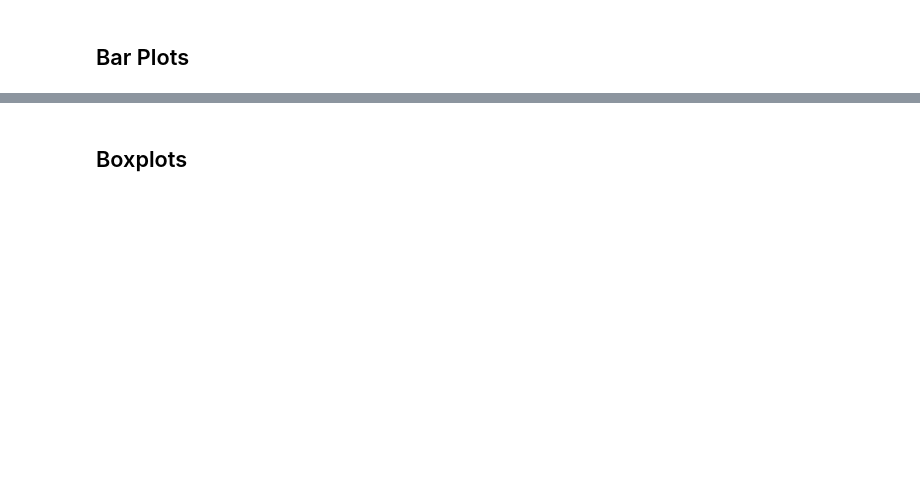
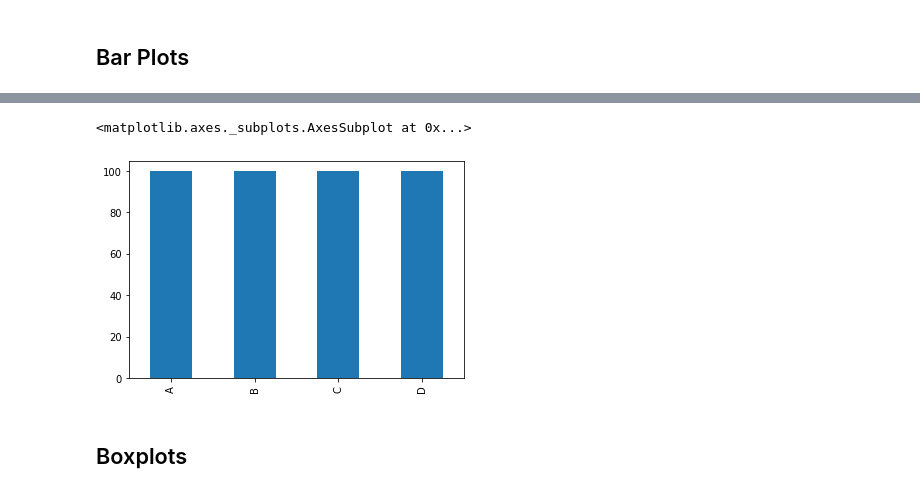
Before and after one commit to Sollimann/Data-Science, a Jupyter notebook: 08-Plotly-and-Cufflinks/01-Plotly and Cufflinks.ipynb, the cells around one changed output, grey strips where cells are left out. Drawn from its saved outputs; the diff is of its cells as text; code cells hidden in the pictures; blank space fills up the shorter version.

```diff
--- a/08-Plotly-and-Cufflinks/01-Plotly and Cufflinks.ipynb
+++ b/08-Plotly-and-Cufflinks/01-Plotly and Cufflinks.ipynb
@@ -87,3 +87,3 @@ df2.iplot(kind='bar',x='Category',y='Values')
 # %%
-df.count().iplot(kind='bar')
+df.count().plot(kind='bar')
 # %% [output]
@@ -91,3 +90,5 @@ df.count().iplot(kind='bar')
+<matplotlib.axes._subplots.AxesSubplot at 0x...>
+[figure, added]
 # %% [markdown]
 ## Boxplots
 # %%
```
Also changed, not shown: parts of 12 cells of this notebook, 1 other file.
